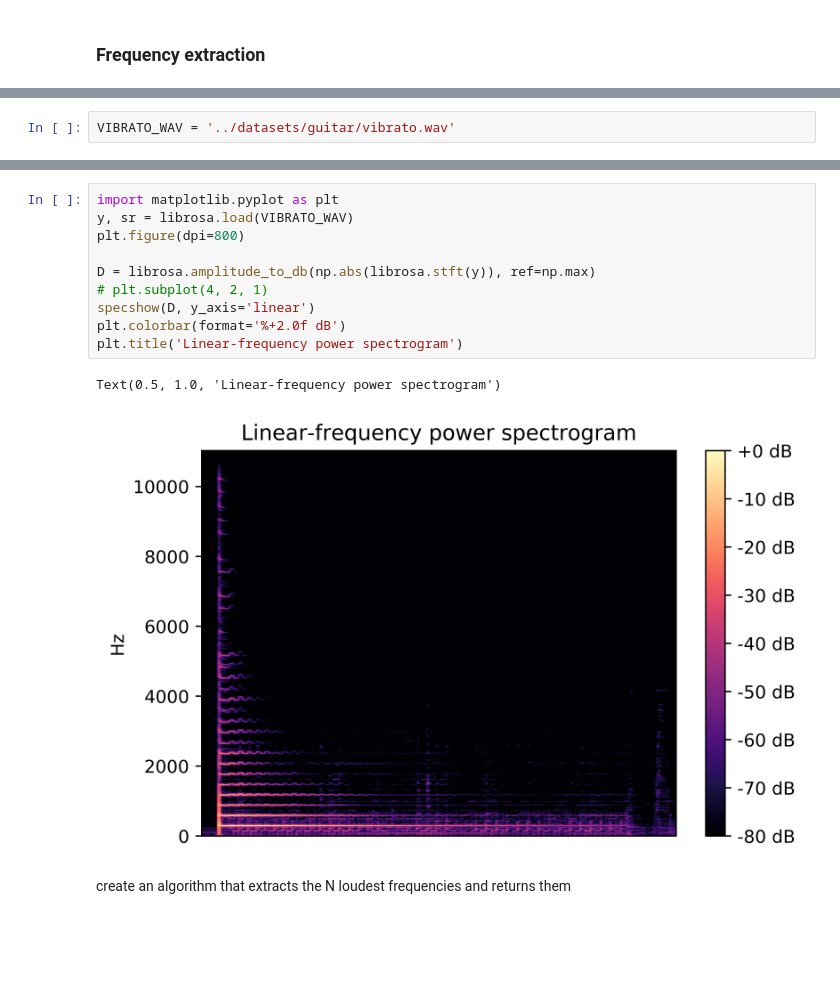
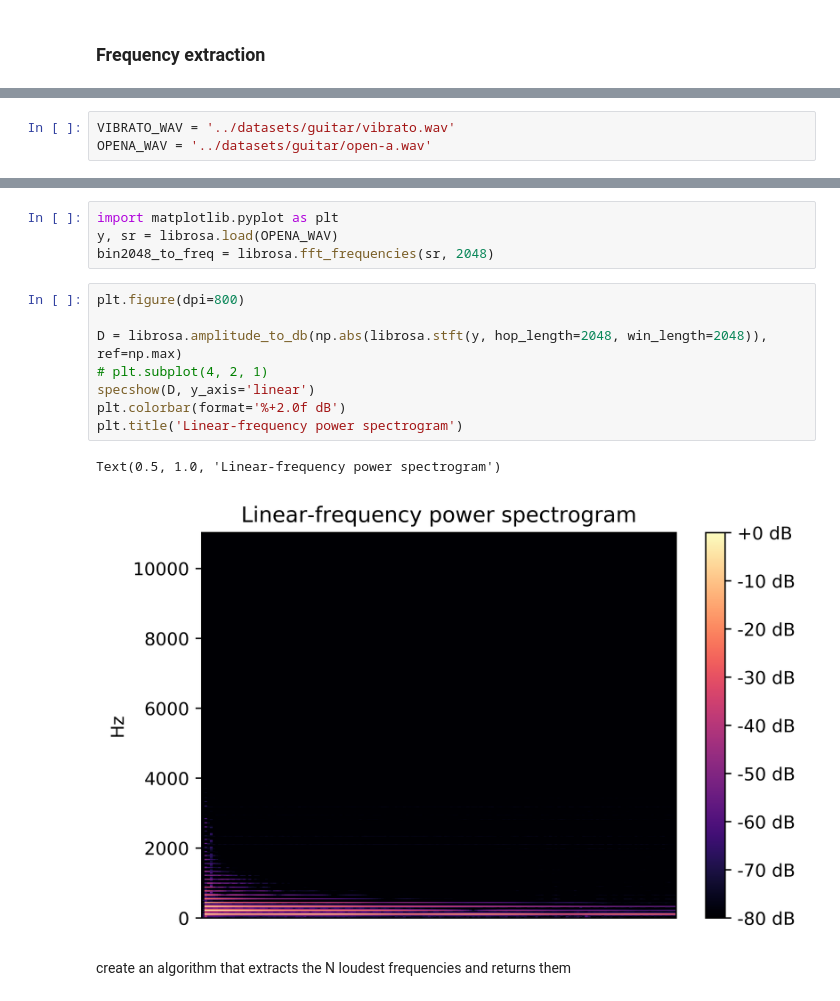
Before and after one commit to avesk/echo-synth, a Jupyter notebook: notebooks/FrequencyExtraction.ipynb, the cells around one changed output, grey strips where cells are left out. Drawn from its saved outputs; the diff is of its cells as text; blank space fills up the shorter version.

Commit message:
trying to extract frequencies

```diff
--- a/notebooks/FrequencyExtraction.ipynb
+++ b/notebooks/FrequencyExtraction.ipynb
@@ -12,2 +13,3 @@ from librosa.display import specshow
 # %%
 VIBRATO_WAV = '../datasets/guitar/vibrato.wav'
+OPENA_WAV = '../datasets/guitar/open-a.wav'
@@ -14,15 +20,17 @@ VIBRATO_WAV = '../datasets/guitar/vibrato.wav'
+# %%
+import matplotlib.pyplot as plt
+y, sr = librosa.load(OPENA_WAV)
+bin2048_to_freq = librosa.fft_frequencies(sr, 2048)
 # %%
-import matplotlib.pyplot as plt
-y, sr = librosa.load(VIBRATO_WAV)
 plt.figure(dpi=800)
 
-D = librosa.amplitude_to_db(np.abs(librosa.stft(y)), ref=np.max)
+D = librosa.amplitude_to_db(np.abs(librosa.stft(y, hop_length=2048, win_length=2048)), ref=np.max)
 # plt.subplot(4, 2, 1)
 specshow(D, y_axis='linear')
 plt.colorbar(format='%+2.0f dB')
 plt.title('Linear-frequency power spectrogram')
 # %% [output]
 Text(0.5, 1.0, 'Linear-frequency power spectrogram')
-[figure, old version]
+[figure, new version]
 # %% [markdown]
 create an algorithm that extracts the N loudest frequencies and returns them
```
Also changed, not shown: parts of 13 cells of this notebook.
